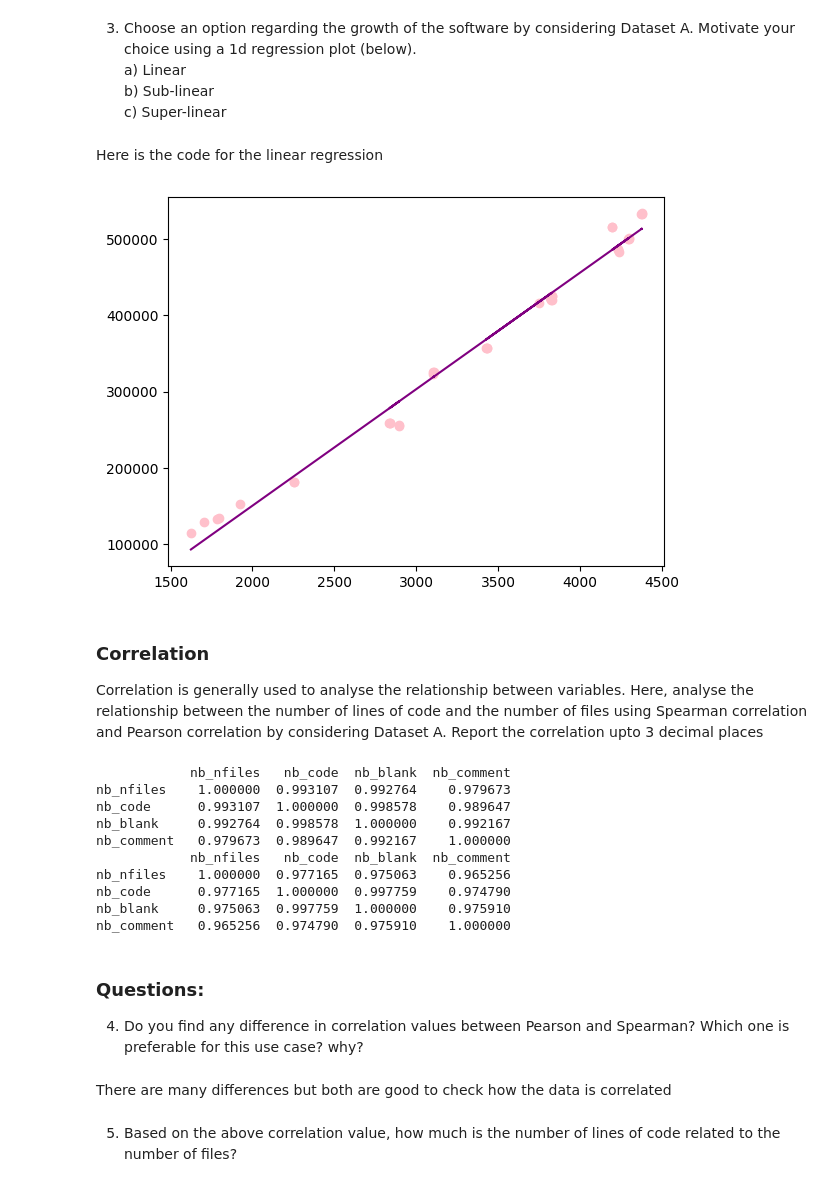
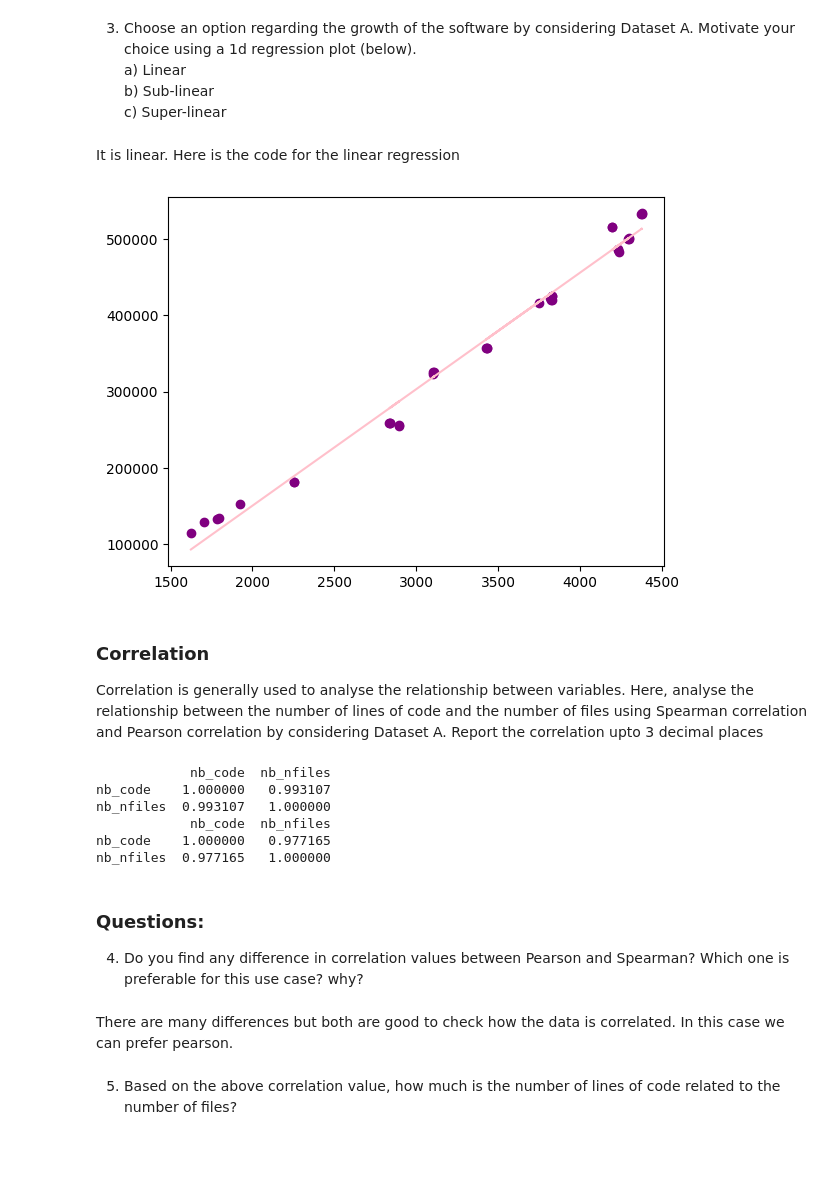
Before and after one commit to goffinetnicolas/Software_evolution_TP2_2023, a Jupyter notebook: TP2_section2.ipynb, the cells around one changed output. Cells and saved outputs as stored; diff of their text form; code cells hidden in the pictures; blank space fills up the shorter version.

```diff
--- a/TP2_section2.ipynb
+++ b/TP2_section2.ipynb
@@ -300,46 +178,42 @@ a) we prefer date because it is easier to read and understand
     b) Sub-linear
     c) Super-linear
 # %% [markdown]
-Here is the code for the linear regression
+It is linear. Here is the code for the linear regression
 # %%
 # Your code for regression plot
 d = data[['nb_nfiles', 'nb_code', 'nb_blank', 'nb_comment']]
 d.head()
 
 x = d['nb_nfiles'].values.reshape(-1,1)
 y = d['nb_code'].values
 
 reg = LinearRegression().fit(x,y)
-plt.scatter(x,y, color='pink')
-plt.plot(x, reg.predict(x), color='purple')
+plt.scatter(x,y, color='purple')
+plt.plot(x, reg.predict(x), color='pink')
 plt.show()
 # %% [output]
-[figure, old version]
+[figure, new version]
 # %% [markdown]
 ### Correlation
 Correlation is generally used to analyse the relationship between variables. Here, analyse the relationship between the number of lines of code and the number of files using Spearman correlation and Pearson correlation by considering Dataset A. Report the correlation upto 3 decimal places
 # %%
 # Your code for correlation
-c1 = d.corr(method='pearson')
-c2 = d.corr(method='spearman')
+c1 = d[['nb_code','nb_nfiles']].corr(method='pearson')
+c2 = d[['nb_code','nb_nfiles']].corr(method='spearman')
 print(c1)
 print(c2)
 # %% [output]
-            nb_nfiles   nb_code  nb_blank  nb_comment
-nb_nfiles    1.000000  0.993107  0.992764    0.979673
-nb_code      0.993107  1.000000  0.998578    0.989647
-nb_blank     0.992764  0.998578  1.000000    0.992167
-nb_comment   0.979673  0.989647  0.992167    1.000000
-            nb_nfiles   nb_code  nb_blank  nb_comment
-nb_nfiles    1.000000  0.977165  0.975063    0.965256
-nb_code      0.977165  1.000000  0.997759    0.974790
-nb_blank     0.975063  0.997759  1.000000    0.975910
-nb_comment   0.965256  0.974790  0.975910    1.000000
+            nb_code  nb_nfiles
+nb_code    1.000000   0.993107
+nb_nfiles  0.993107   1.000000
+            nb_code  nb_nfiles
+nb_code    1.000000   0.977165
+nb_nfiles  0.977165   1.000000
 # %% [markdown]
 ### Questions:
 4. Do you find any difference in correlation values between Pearson and Spearman? Which one is preferable for this use case? why?
 # %% [markdown]
-There are many differences but both are good to check how the data is correlated
+There are many differences but both are good to check how the data is correlated. In this case we can prefer pearson.
 # %% [markdown]
 5. Based on the above correlation value, how much is the number of lines of code related to the number of files?
 # %% [markdown]
```
Also changed, not shown: parts of 25 cells of this notebook.
